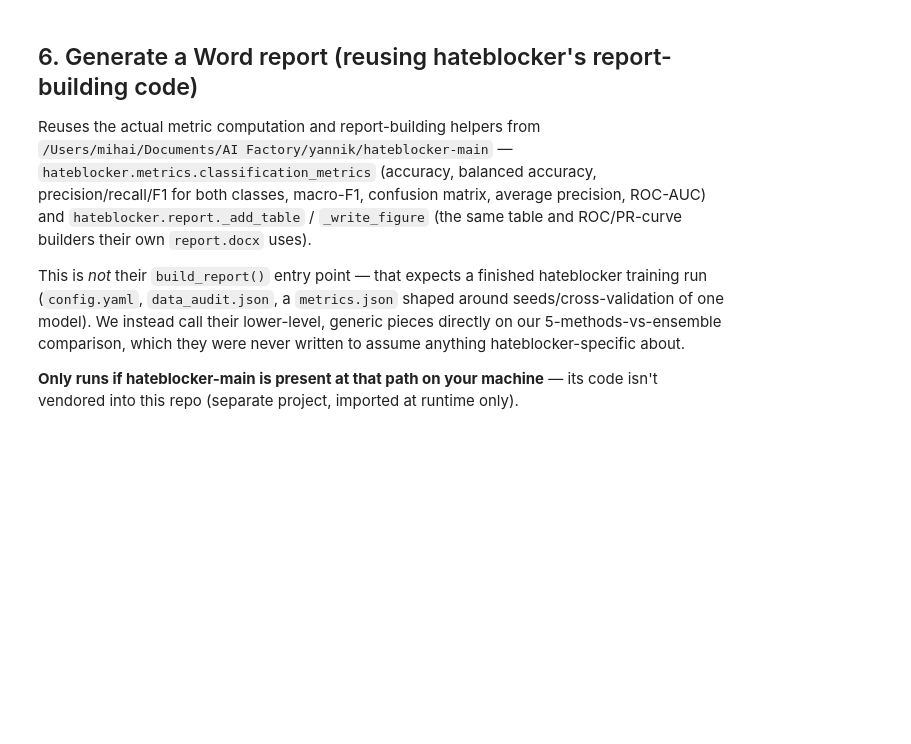
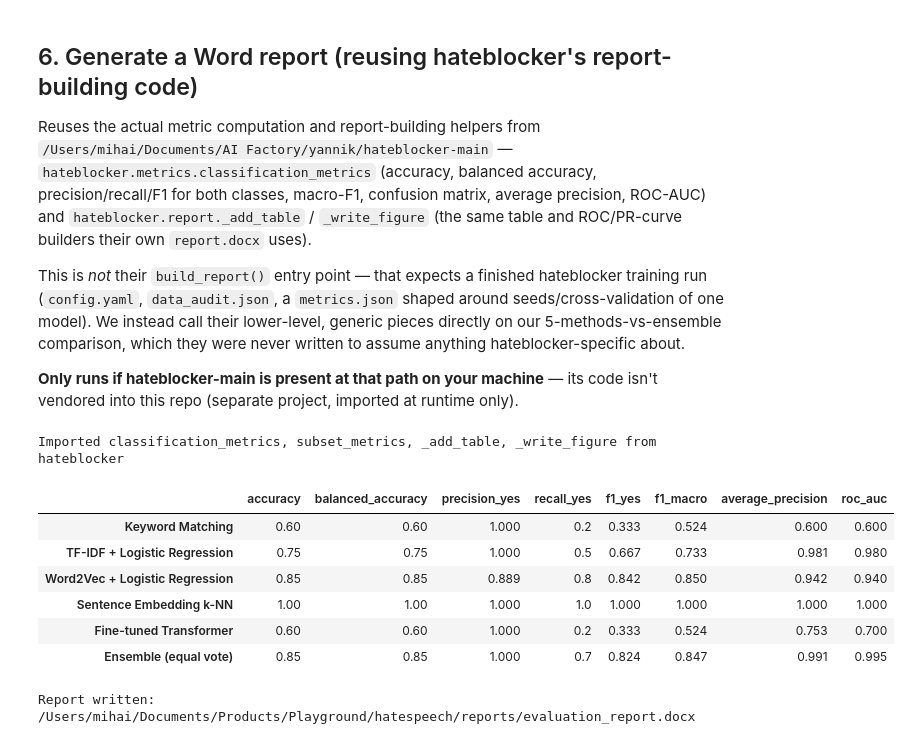
Before and after one commit to mihaicata/hatespeech, a Jupyter notebook: evaluate_methods.ipynb, the cells around one changed output. Cells and saved outputs as stored; diff of their text form; code cells hidden in the pictures; blank space fills up the shorter version.

Commit message:
Add real-data evaluation section and report

```diff
--- a/evaluate_methods.ipynb
+++ b/evaluate_methods.ipynb
@@ -60,4 +62,6 @@ demo_rows = [
     ("Könnte vor diesem Meeting noch einen Kaffee gebrauchen.", 0),
 ]
 df = pd.DataFrame(demo_rows, columns=["text", "label"])
+DATASET_LABEL = "the built-in demo set"
+hate_qualified_mask = None  # only the hateblocker dataset below has this subset
 df
@@ -84,5 +106,7 @@ if USE_REAL_TEST_SET:
     )
     df = pd.DataFrame({"text": X_test, "label": y_test}).reset_index(drop=True)
     df = df.sample(n=200, random_state=0).reset_index(drop=True)
+    DATASET_LABEL = "the real held-out test set (tweet_eval + GermEval2018)"
+    hate_qualified_mask = None
 
 df.shape
@@ -205,12 +344,15 @@ if not HATEBLOCKER_SRC.is_dir():
         "that has the hateblocker-main project checked out at that path."
     )
 
-sys.path.insert(0, str(HATEBLOCKER_SRC))
+if str(HATEBLOCKER_SRC) not in sys.path:
+    sys.path.insert(0, str(HATEBLOCKER_SRC))
 
-from hateblocker.metrics import classification_metrics
+from hateblocker.metrics import classification_metrics, subset_metrics
 from hateblocker.report import _add_table, _write_figure
 
-print("Imported classification_metrics, _add_table, _write_figure from hateblocker")
+print("Imported classification_metrics, subset_metrics, _add_table, _write_figure from hateblocker")
+# %% [output]
+Imported classification_metrics, subset_metrics, _add_table, _write_figure from hateblocker
 # %%
 import numpy as np
 
@@ -219,47 +361,78 @@ y_true = results["ground_truth"].to_numpy()
 # hateblocker's classification_metrics wants a 0-1 "positive_scores" array for
 # average_precision/roc_auc — our confidences are already 0-100 pseudo-probabilities.
 method_metrics = {}
 for mid in method_ids:
     y_pred = results[f"{mid}_vote"].to_numpy()
     scores = results[f"{mid}_confidence"].to_numpy() / 100.0
     method_metrics[mid] = classification_metrics(y_true, y_pred, positive_scores=scores)
 
 # The ensemble's "score" is its vote share (0/20/40/60/80/100 for 5 methods) —
 # coarse by construction, since it's an equal count of votes, not a probability.
 method_metrics["ensemble"] = classification_metrics(
     y_true,
     results["ensemble_vote"].to_numpy(),
     positive_scores=results["ensemble_vote_share"].to_numpy() / 100.0,
 )
 
+# Only set when the loaded dataset carries a hate-qualification column
+# (currently just the hateblocker dataset) — restricts to the harder subset
+# that actually reached legal review, which is the fairer comparison for
+# general-purpose hate-speech methods like these.
+subset_method_metrics = None
+if hate_qualified_mask is not None:
+    subset_method_metrics = {}
+    for mid in method_ids:
+        y_pred = results[f"{mid}_vote"].to_numpy()
+        scores = results[f"{mid}_confidence"].to_numpy() / 100.0
+        sm = subset_metrics(y_true, y_pred, scores, hate_qualified_mask)
+        if sm is not None:
+            subset_method_metrics[mid] = sm
+    ensemble_subset = subset_metrics(
+        y_true,
+        results["ensemble_vote"].to_numpy(),
+        results["ensemble_vote_share"].to_numpy() / 100.0,
+        hate_qualified_mask,
+    )
+    if ensemble_subset is not None:
+        subset_method_metrics["ensemble"] = ensemble_subset
+
 metrics_df = pd.DataFrame({
     METHOD_LABELS.get(mid, "Ensemble (equal vote)"): {
         "accuracy": m["accuracy"],
         "balanced_accuracy": m["balanced_accuracy"],
         "precision_yes": m["precision_yes"],
         "recall_yes": m["recall_yes"],
         "f1_yes": m["f1_yes"],
         "f1_macro": m["f1_macro"],
         "average_precision": m.get("average_precision"),
         "roc_auc": m.get("roc_auc"),
     }
     for mid, m in method_metrics.items()
 }).T.round(3)
 metrics_df
+# %% [output]
+|  | accuracy | balanced_accuracy | precision_yes | recall_yes | f1_yes | f1_macro | average_precision | roc_auc |
+| Keyword Matching | 0.60 | 0.60 | 1.000 | 0.2 | 0.333 | 0.524 | 0.600 | 0.600 |
+| TF-IDF + Logistic Regression | 0.75 | 0.75 | 1.000 | 0.5 | 0.667 | 0.733 | 0.981 | 0.980 |
+| Word2Vec + Logistic Regression | 0.85 | 0.85 | 0.889 | 0.8 | 0.842 | 0.850 | 0.942 | 0.940 |
+| Sentence Embedding k-NN | 1.00 | 1.00 | 1.000 | 1.0 | 1.000 | 1.000 | 1.000 | 1.000 |
+| Fine-tuned Transformer | 0.60 | 0.60 | 1.000 | 0.2 | 0.333 | 0.524 | 0.753 | 0.700 |
+| Ensemble (equal vote) | 0.85 | 0.85 | 1.000 | 0.7 | 0.824 | 0.847 | 0.991 | 0.995 |
 # %%
 from docx import Document
 from docx.shared import Inches
 
-REPORT_DIR = PROJECT_ROOT / "reports"
-REPORT_DIR.mkdir(exist_ok=True)
+# Keep the real hateblocker report separate from the demo/tweet_eval ones —
+# never overwrite one with the other.
+REPORT_DIR = PROJECT_ROOT / "reports" / "hateblocker" if USE_HATEBLOCKER_DATA else PROJECT_ROOT / "reports"
+REPORT_DIR.mkdir(parents=True, exist_ok=True)
 
 document = Document()
 document.add_heading("Hate Speech Detector — method comparison", level=0)
 document.add_paragraph(
     f"Comparison of {len(method_ids)} independent hate-speech detection methods "
     f"plus an equal-vote ensemble, evaluated on {len(results)} comments "
-    f"({'the real held-out test set' if USE_REAL_TEST_SET else 'the built-in demo set'}). "
-    "Metrics computed with hateblocker's classification_metrics()."
+    f"({DATASET_LABEL}). Metrics computed with hateblocker's classification_metrics()."
 )
 
 document.add_heading("Metrics", level=1)
@@ -280,6 +453,24 @@ for mid, m in method_metrics.items():
         f"{m['roc_auc']:.3f}" if "roc_auc" in m else "-",
     ))
 _add_table(document, metric_rows)
+
+if subset_method_metrics:
+    document.add_heading("Results on Hate-Qualified Comments Only", level=1)
+    document.add_paragraph(
+        "The same set restricted to comments qualified as hate speech (the "
+        "subset that actually reached legal review) — the fairer comparison "
+        "for general-purpose hate-speech methods that were never trained to "
+        "predict criminal liability specifically."
+    )
+    subset_rows = [("Method", "Rows", "Accuracy", "Precision", "Recall", "F1")]
+    for mid, m in subset_method_metrics.items():
+        label = METHOD_LABELS.get(mid, "Ensemble (equal vote)")
+        subset_rows.append((
+            label, str(m["rows"]),
+            f"{m['accuracy']:.3f}", f"{m['precision_yes']:.3f}",
+            f"{m['recall_yes']:.3f}", f"{m['f1_yes']:.3f}",
+        ))
+    _add_table(document, subset_rows)
 
 document.add_heading("Confusion matrices", level=1)
 for mid, m in method_metrics.items():
@@ -314,3 +505,5 @@ if figure_path is not None:
 report_path = REPORT_DIR / "evaluation_report.docx"
 document.save(report_path)
 print(f"Report written: {report_path}")
+# %% [output]
+Report written: /Users/mihai/Documents/Products/Playground/hatespeech/reports/evaluation_report.docx
```
Also changed, not shown: parts of 10 cells of this notebook, 6 other files.
